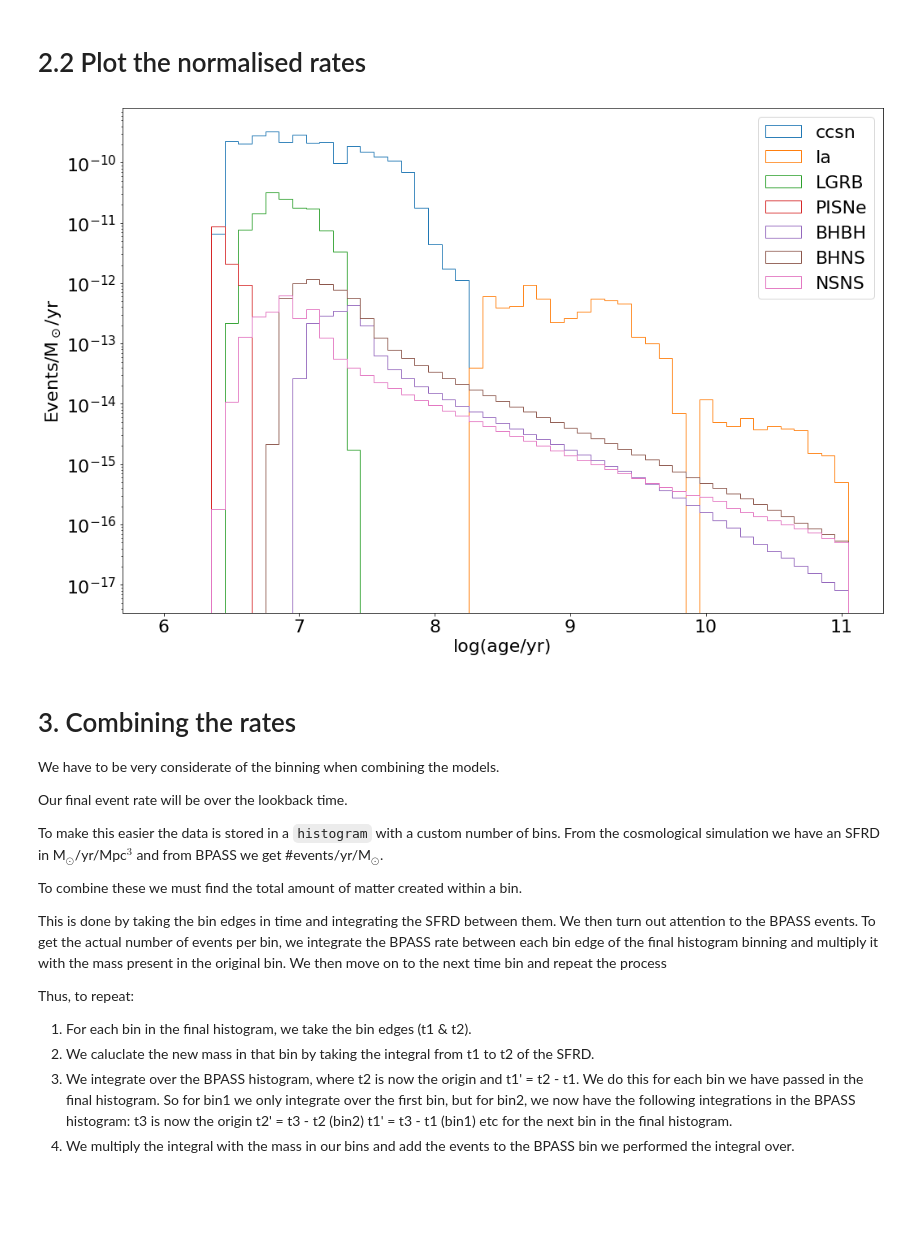
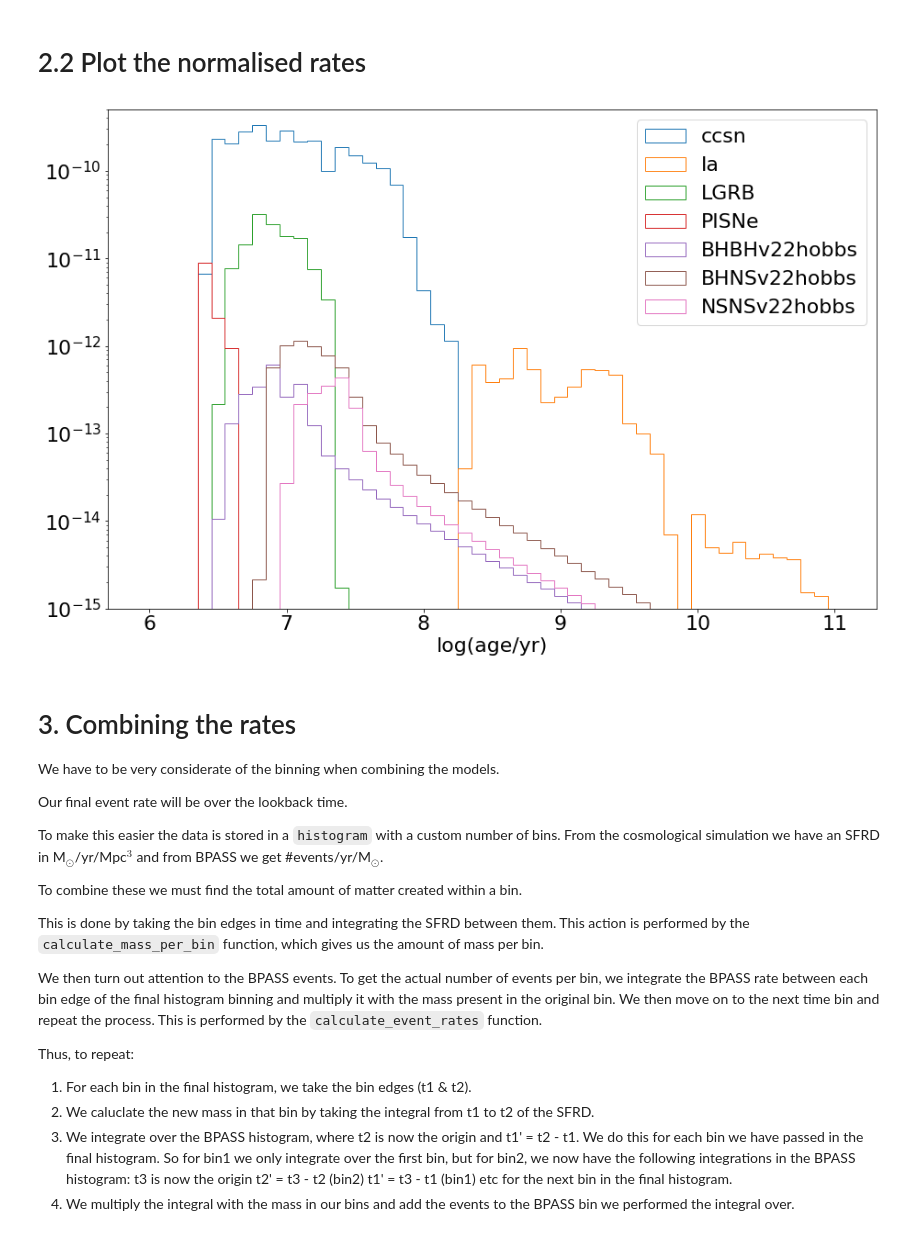
Before and after one commit to Krytic/kea, a Jupyter notebook: notebooks/Event_Rates_noZ.ipynb, the cells around one changed output. Saved outputs shown, nothing was run; the diff lists cells and outputs as text; code cells hidden in the pictures; blank space fills up the shorter version.

Commit message:
Data structure rewrite
A complete rewrite of the code to use pandas DataFrames and use numba to speed up numerical calculations.

```diff
--- a/notebooks/Event_Rates_noZ.ipynb
+++ b/notebooks/Event_Rates_noZ.ipynb
@@ -16,15 +16,17 @@ import kea.load
 import kea.rates
 import kea.plot
 import argparse
-
+from kea.constants import *
 
 plt.rcParams.update({'font.size': 22})
 
 h = 0.73
 now = 13.799
 data_folder = "../../data/"
+ccsn_types = ['IIP', 'II', 'Ib', 'Ic']
 SNe_types = ["ccsn", "Ia", "LGRB", "PISNe"]
-GW_types = ["BHBH", "BHNS", "NSNS"]
+GW_types = ["BHBHv22hobbs", "BHNSv22hobbs", "NSNSv22hobbs"]
+types = SNe_types + GW_types
 # %% [markdown]
 # 1. Extract SFRD from the Millenium Simulation
 
@@ -70,22 +72,34 @@ The data is stored in special `BPASS_hist`s to allow for easy manipulation and i
 
 Data can be inputted in linear and in logarithmic fashion. A later notebook will provide more information of this.
 # %%
-rates = kea.load.loadBPASS(data_folder+"bpass_v2.2.1_imf135_300/supernova-bin-imf135_300.z002.dat",SNe_types)
-rates.update(kea.load.loadGW(data_folder+"GWrates/v2.2hobbs/gwmergerdata.z002.dat",GW_types))
+SNe_rates = kea.load.loadBPASS(data_folder+"bpass_v2.2.1_imf135_300/supernova-bin-imf135_300.z002.dat")
+GW_rates = kea.load.loadGW(data_folder+"GWrates/v2.2hobbs/gwmergerdata.z002.dat")
+
+ccsn = np.zeros(51)
+for j in ccsn_types:
+     ccsn += SNe_rates[j]
+
+SNe_rates["ccsn"] = ccsn
 # %% [markdown]
 # 2.2 Plot the normalised rates
 # %%
 fig2 = plt.figure(figsize=(15,10))
-for i in rates:
-    rates[i].plotLog(label=i)
 
-plt.ylabel(r"Events/M$_\odot$/yr")
+for i in SNe_types:
+    hist = kea.hist.histogram_BPASS(SNe_rates[i])
+    hist.plotLog(label=i)
+
+
+for i in GW_types:
+    hist = kea.hist.histogram_BPASS(GW_rates[i])
+    hist.plotLog(label=i)
+
 plt.yscale("log")
 plt.legend()
-plt.tight_layout()
+plt.ylim(1e-15, 5e-10)
 plt.show()
 # %% [output]
-[figure, old version]
+[figure, new version]
 # %% [markdown]
 # 3. Combining the rates
 
@@ -99,7 +113,9 @@ From the cosmological simulation we have an SFRD in M$_\odot$/yr/Mpc$^3$ and fro
 
 To combine these we must find the total amount of matter created within a bin.
 
-This is done by taking the bin edges in time and integrating the SFRD between them. We then turn out attention to the BPASS events. To get the actual number of events per bin, we integrate the BPASS rate between each bin edge of the final histogram binning and multiply it with the mass present in the original bin. We then move on to the next time bin and repeat the process
+This is done by taking the bin edges in time and integrating the SFRD between them. This action is performed by the `calculate_mass_per_bin` function, which gives us the amount of mass per bin.
+
+We then turn out attention to the BPASS events. To get the actual number of events per bin, we integrate the BPASS rate between each bin edge of the final histogram binning and multiply it with the mass present in the original bin. We then move on to the next time bin and repeat the process. This is performed by the `calculate_event_rates` function.
 
 Thus, to repeat:
 
```
Also changed, not shown: parts of 7 cells of this notebook, 13 other files.
